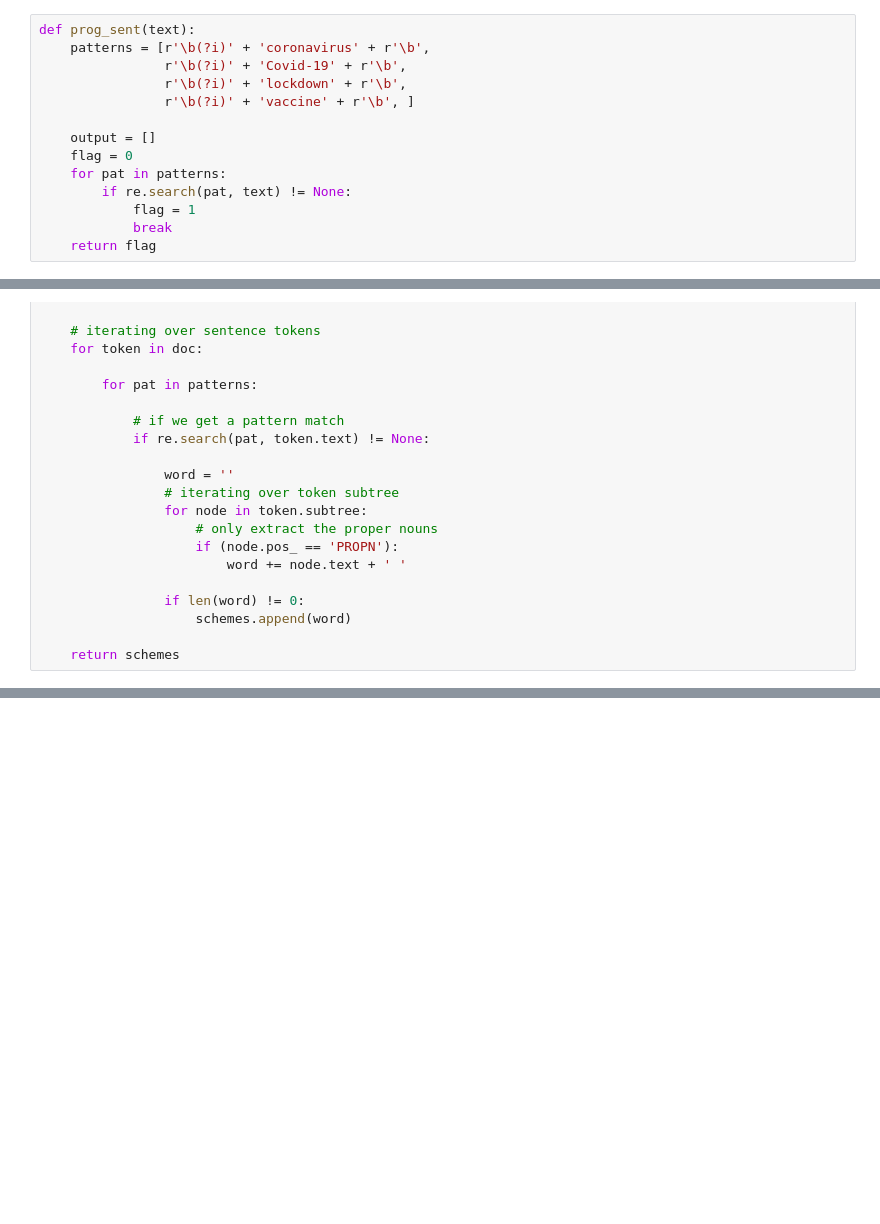
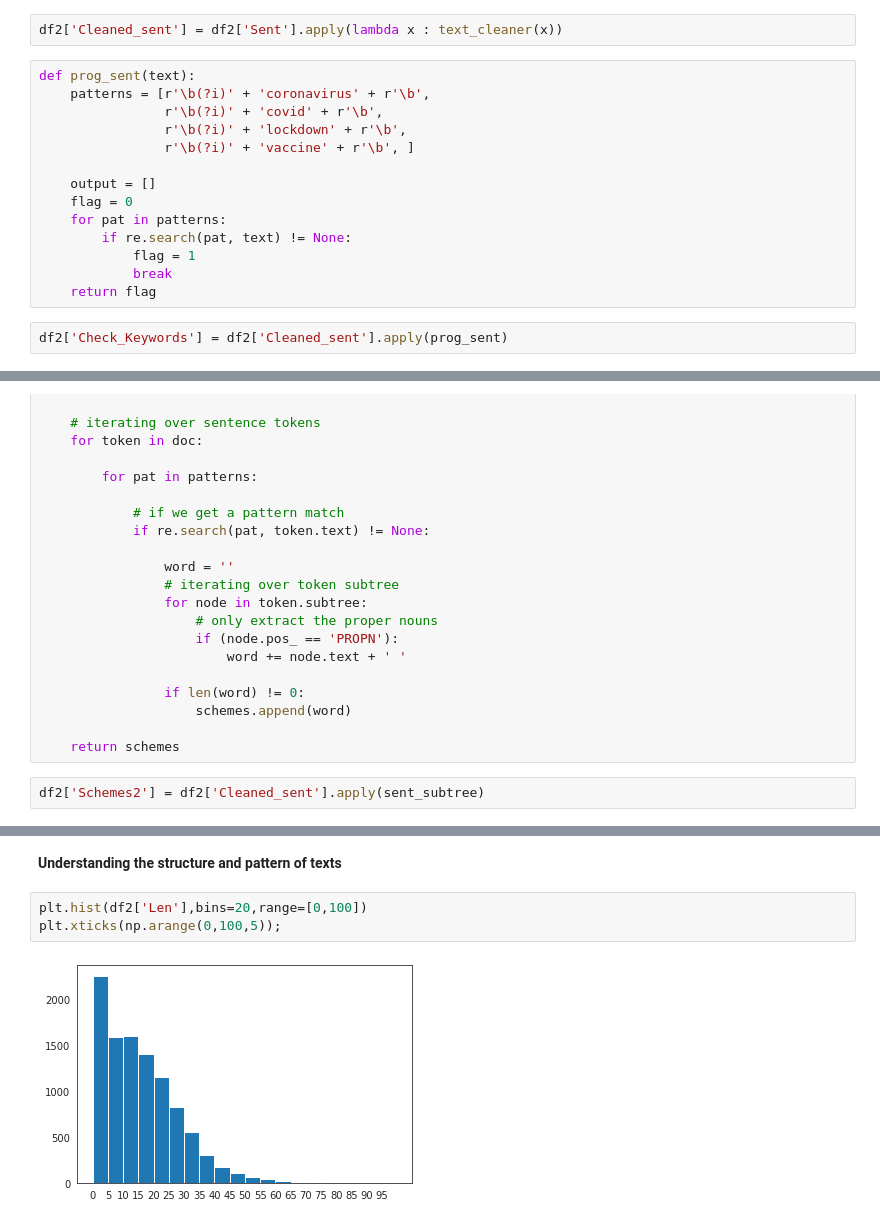
Before and after one commit to michaelmml/NLP-Information-Extraction, a Jupyter notebook: CompanyTranscript.ipynb, the cells around one changed output, grey strips where cells are left out. Saved outputs shown, nothing was run; the diff lists cells and outputs as text; blank space fills up the shorter version.

```diff
--- a/CompanyTranscript.ipynb
+++ b/CompanyTranscript.ipynb
@@ -802,10 +832,12 @@ nlp = spacy.load('en_core_web_sm', disable=['ner', 'textcat'])
 # %% [markdown]
 **Information Extraction – Finding Keywords and using Dependencies**
 SpaCy’s Matcher class. It allows us to match a sequence of words based on certain patterns and using regex to find sentences that only contain keywords
+# %%
+df2['Cleaned_sent'] = df2['Sent'].apply(lambda x : text_cleaner(x))
 # %%
 def prog_sent(text):
     patterns = [r'\b(?i)' + 'coronavirus' + r'\b',
-                r'\b(?i)' + 'Covid-19' + r'\b',
+                r'\b(?i)' + 'covid' + r'\b',
                 r'\b(?i)' + 'lockdown' + r'\b',
                 r'\b(?i)' + 'vaccine' + r'\b', ]
 
@@ -816,3 +848,5 @@ def prog_sent(text):
             flag = 1
             break
     return flag
+# %%
+df2['Check_Keywords'] = df2['Cleaned_sent'].apply(prog_sent)
@@ -902,3 +950,5 @@ def sent_subtree(text):
                     schemes.append(word)
 
     return schemes
+# %%
+df2['Schemes2'] = df2['Cleaned_sent'].apply(sent_subtree)
@@ -904,0 +977,7 @@ def sent_subtree(text):
+# %% [markdown]
+**Understanding the structure and pattern of texts**
+# %%
+plt.hist(df2['Len'],bins=20,range=[0,100])
+plt.xticks(np.arange(0,100,5));
+# %% [output]
+[figure, added]
```
Also changed, not shown: parts of 23 cells of this notebook.
